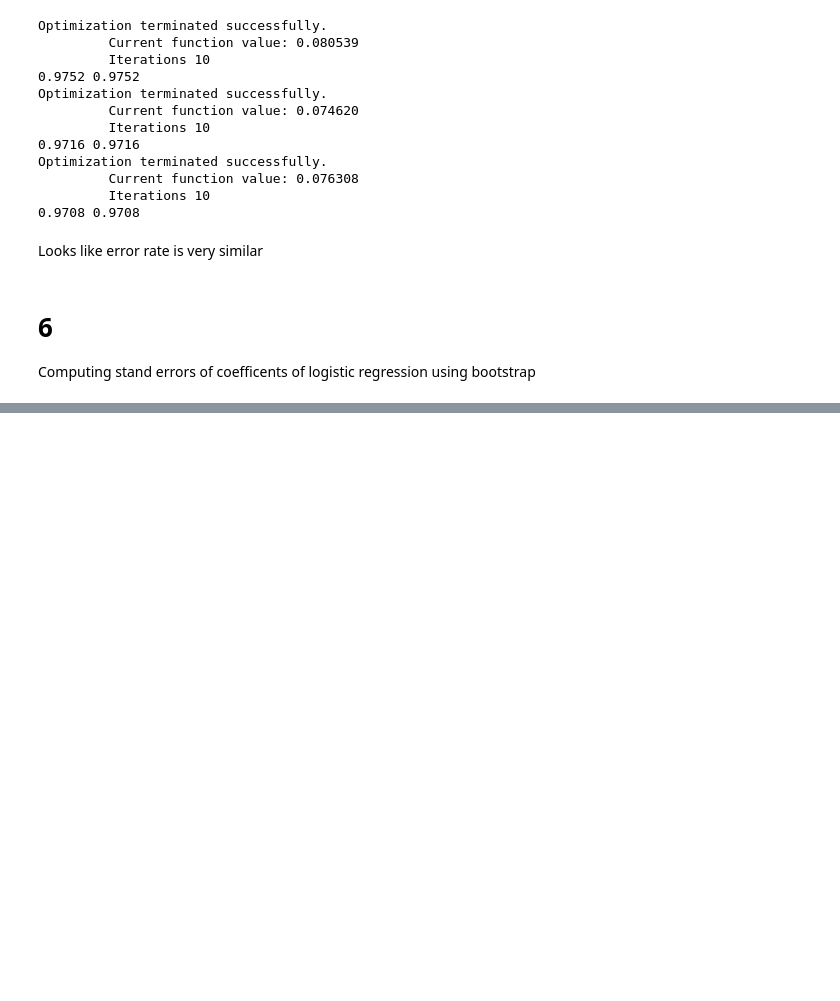
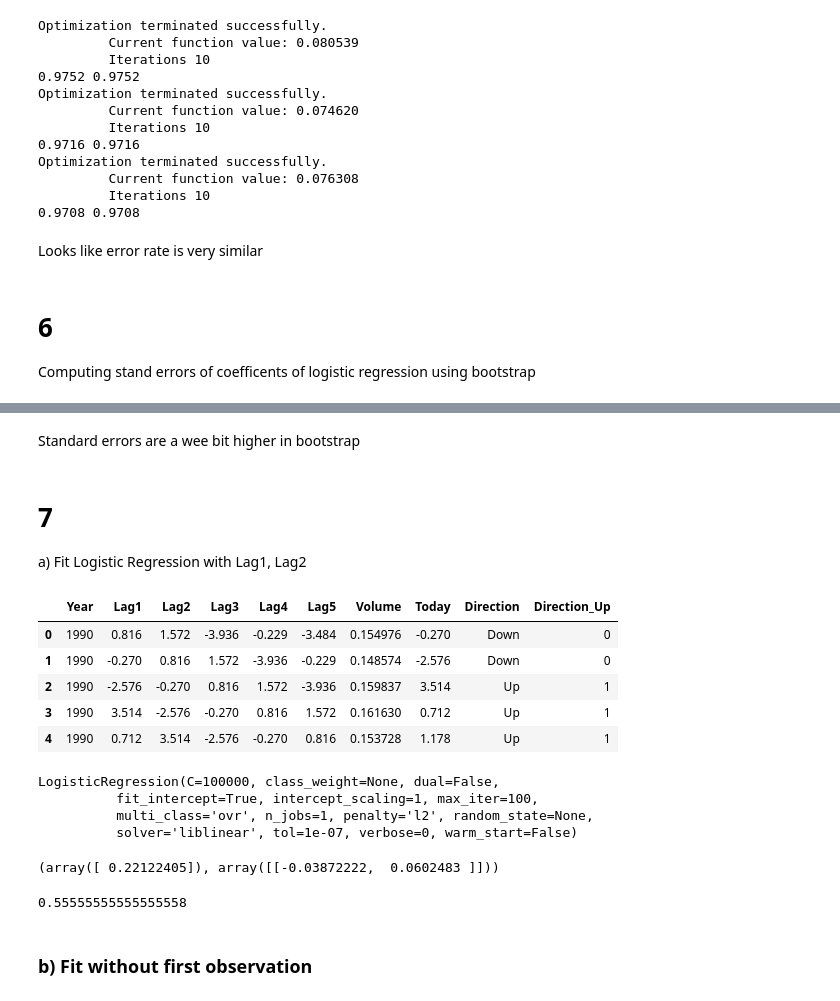
Before and after one commit to tdpetrou/Machine-Learning-Books-With-Python, a Jupyter notebook: Introduction to Statistical Learning/Chapter 5.ipynb, the cells around one changed output, grey strips where cells are left out. Cells and saved outputs as stored; diff of their text form; code cells hidden in the pictures; blank space fills up the shorter version.

```diff
--- a/Introduction to Statistical Learning/Chapter 5.ipynb
+++ b/Introduction to Statistical Learning/Chapter 5.ipynb
@@ -300,0 +321,18 @@ df_params
+# %% [markdown]
+Standard errors are a wee bit higher in bootstrap
+# %% [markdown]
+# 7
+a) Fit Logistic Regression with Lag1, Lag2
+# %%
+weekly = pd.read_csv('data/weekly.csv').iloc[:, 1:]
+# %%
+weekly['Direction_Up'] = (weekly['Direction'] == 'Up') * 1
+# %%
+weekly.head()
+# %% [output]
+|  | Year | Lag1 | Lag2 | Lag3 | Lag4 | Lag5 | Volume | Today | Direction | Direction_Up |
+| 0 | 1990 | 0.816 | 1.572 | -3.936 | -0.229 | -3.484 | 0.154976 | -0.270 | Down | 0 |
+| 1 | 1990 | -0.270 | 0.816 | 1.572 | -3.936 | -0.229 | 0.148574 | -2.576 | Down | 0 |
+| 2 | 1990 | -2.576 | -0.270 | 0.816 | 1.572 | -3.936 | 0.159837 | 3.514 | Up | 1 |
+| 3 | 1990 | 3.514 | -2.576 | -0.270 | 0.816 | 1.572 | 0.161630 | 0.712 | Up | 1 |
+| 4 | 1990 | 0.712 | 3.514 | -2.576 | -0.270 | 0.816 | 0.153728 | 1.178 | Up | 1 |
@@ -300,0 +342,19 @@ df_params
+# %%
+model = LogisticRegression(C=100000, tol=.0000001)
+model.fit(X, y)
+# %% [output]
+LogisticRegression(C=100000, class_weight=None, dual=False,
+          fit_intercept=True, intercept_scaling=1, max_iter=100,
+          multi_class='ovr', n_jobs=1, penalty='l2', random_state=None,
+          solver='liblinear', tol=1e-07, verbose=0, warm_start=False)
+# %%
+model.intercept_, model.coef_
+# %% [output]
+(array([ 0.22122405]), array([[-0.03872222,  0.0602483 ]]))
+# %%
+# accuracy
+(model.predict(X) == y).mean()
+# %% [output]
+0.55555555555555558
+# %% [markdown]
+### b) Fit without first observation
```
Also changed, not shown: parts of 35 cells of this notebook.
